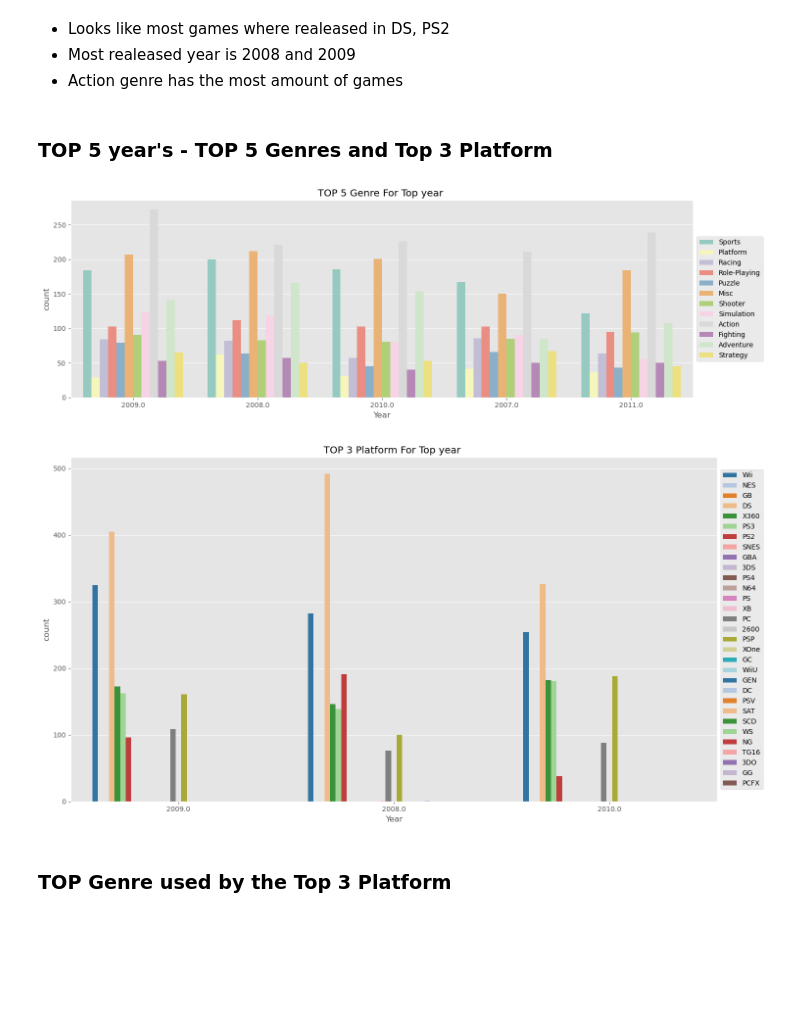
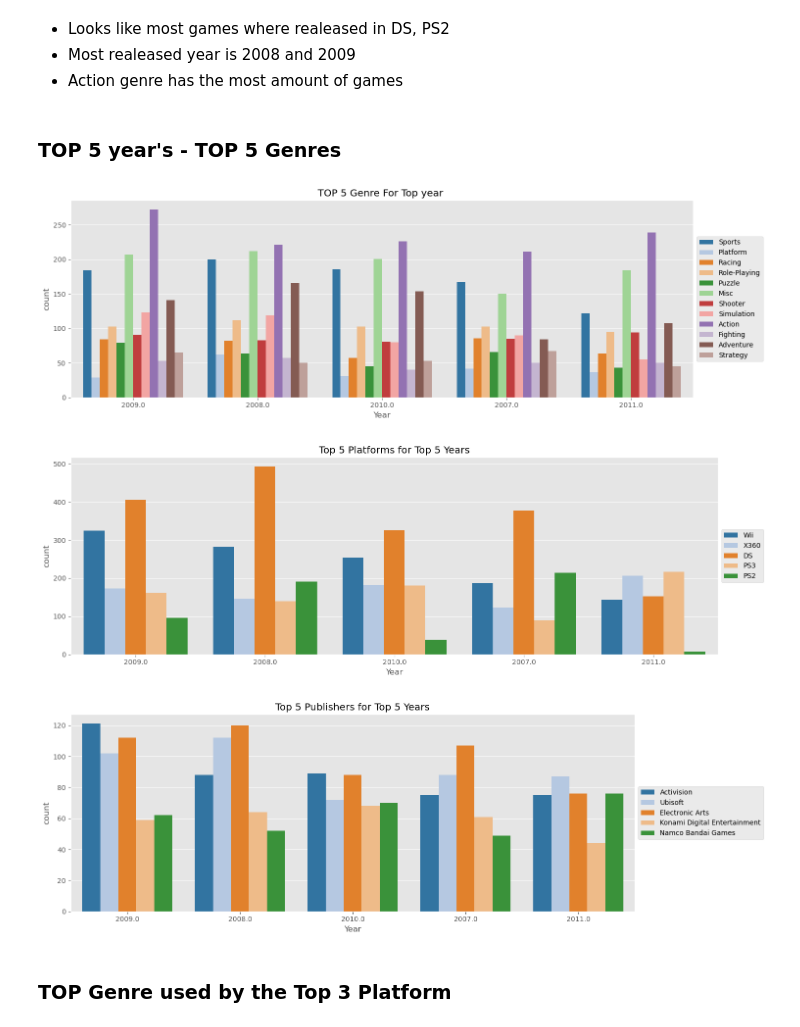
Before and after one commit to Aman-Baruwal/Games_Sales_Analysis, a Jupyter notebook: games_sales.ipynb, the cells around one changed output. Drawn from its saved outputs; the diff is of its cells as text; code cells hidden in the pictures; blank space fills up the shorter version.

```diff
--- a/games_sales.ipynb
+++ b/games_sales.ipynb
@@ -146,23 +156,43 @@ for i in uni:
 - Most realeased year is 2008 and 2009
 - Action genre has the most amount of games
 # %% [markdown]
-### TOP 5 year's - TOP 5 Genres and Top 3 Platform
+### TOP 5 year's - TOP 5 Genres
 # %%
 plt.figure(figsize=(15, 5))
-sns.countplot(x = 'Year', data = df, palette='Set3',hue="Genre",  order=df['Year'].value_counts().iloc[:5].index).set_title(f'TOP 5 Genre For Top year ')
+sns.countplot(x = 'Year', data = df, palette='tab20',hue="Genre",  order=df['Year'].value_counts().iloc[:5].index).set_title(f'TOP 5 Genre For Top year ')
 plt.legend(loc='center left', bbox_to_anchor=(1, 0.5))
 plt.tight_layout()
 plt.show()
 # %% [output]
-[figure, old version]
+[figure, new version]
 # %%
-plt.figure(figsize=(15, 8))
-sns.countplot(x = 'Year', data = df, palette='tab20',hue='Platform',  order=df['Year'].value_counts().iloc[:3].index).set_title(f'TOP 3 Platform For Top year ')
+plt.figure(figsize=(15, 5))
+sns.countplot(
+    x='Year',
+    data=df[df['Year'].isin(df['Year'].value_counts().iloc[:5].index) & df['Platform'].isin(df['Platform'].value_counts().iloc[:5].index)],
+    hue='Platform',
+    palette='tab20',
+    order=df['Year'].value_counts().iloc[:5].index
+).set_title('Top 5 Platforms for Top 5 Years')
 plt.legend(loc='center left', bbox_to_anchor=(1, 0.5))
 plt.tight_layout()
 plt.show()
 # %% [output]
-[figure, old version]
+[figure, new version]
+# %%
+plt.figure(figsize=(15, 5))
+sns.countplot(
+    x='Year',
+    data=df[df['Year'].isin(df['Year'].value_counts().iloc[:5].index) & df['Publisher'].isin(df['Publisher'].value_counts().iloc[:5].index)],
+    hue='Publisher',
+    palette='tab20',
+    order=df['Year'].value_counts().iloc[:5].index
+).set_title('Top 5 Publishers for Top 5 Years')
+plt.legend(loc='center left', bbox_to_anchor=(1, 0.5))
+plt.tight_layout()
+plt.show()
+# %% [output]
+[figure, added]
 # %% [markdown]
 ### TOP Genre used by the Top 3 Platform
 # %%
```
Also changed, not shown: parts of 26 cells of this notebook.
